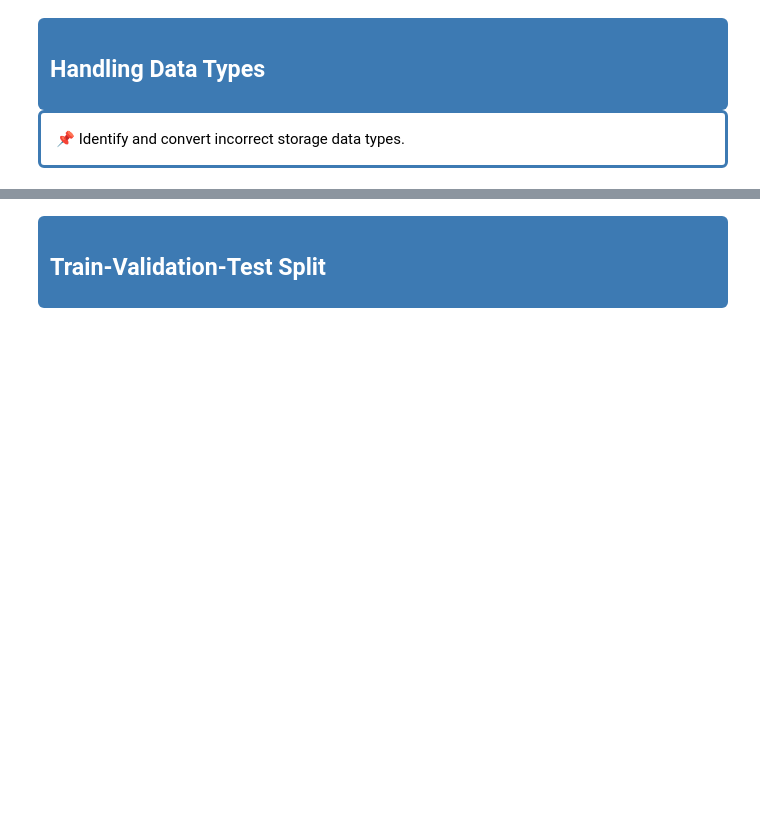
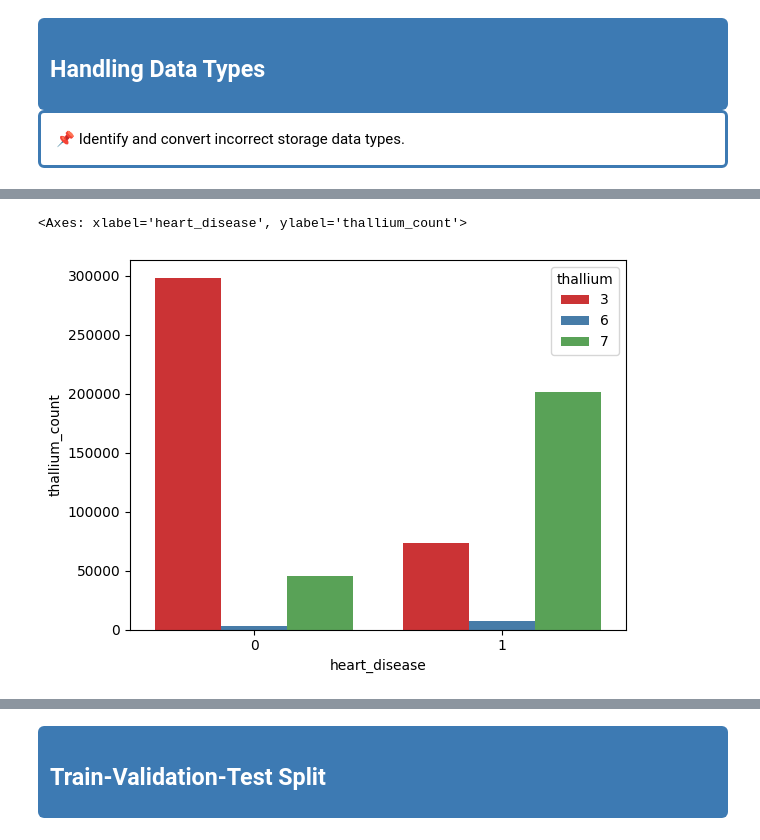
Before and after one commit to JeroHoyos/predicting_heart_disease, a Jupyter notebook: predicting_heart_disease.ipynb, the cells around one changed output, grey strips where cells are left out. Drawn from its saved outputs; the diff is of its cells as text; code cells hidden in the pictures; blank space fills up the shorter version.

```diff
--- a/predicting_heart_disease.ipynb
+++ b/predicting_heart_disease.ipynb
@@ -278,0 +317,17 @@ df["heart_disease"] = df["heart_disease"].map({"presence": 1, "absence": 0})
+# %%
+#gruped barplot for thallium
+
+si = df.groupby(["heart_disease", "thallium"]).agg(
+    thallium_count = ("thallium", "count")
+    )
+
+si= si.reset_index()
+
+sns.barplot(x="heart_disease",
+           y="thallium_count",
+           hue="thallium",
+           data=si,
+           palette= "Set1")
+# %% [output]
+<Axes: xlabel='heart_disease', ylabel='thallium_count'>
+[figure, added]
```
Also changed, not shown: parts of 8 cells of this notebook.
